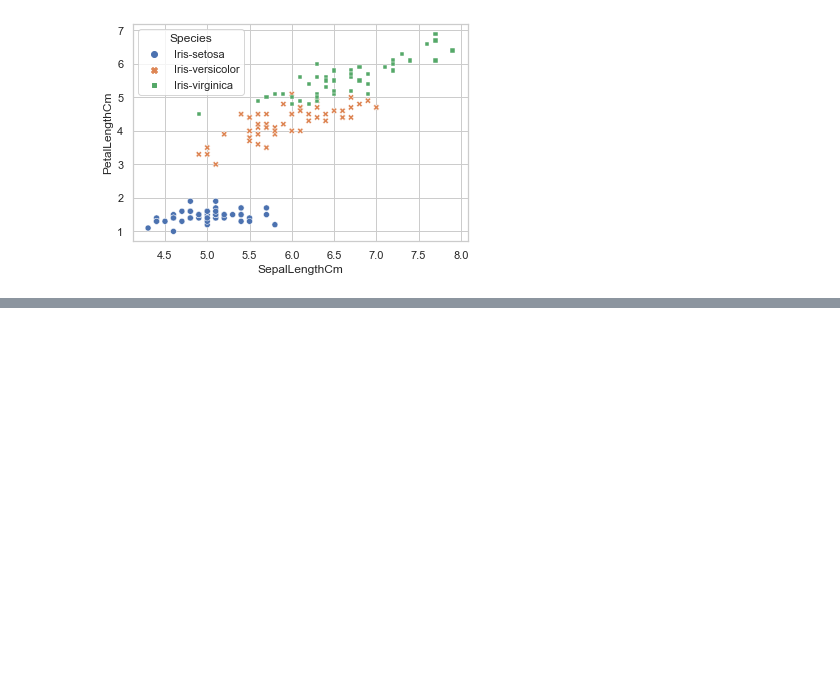
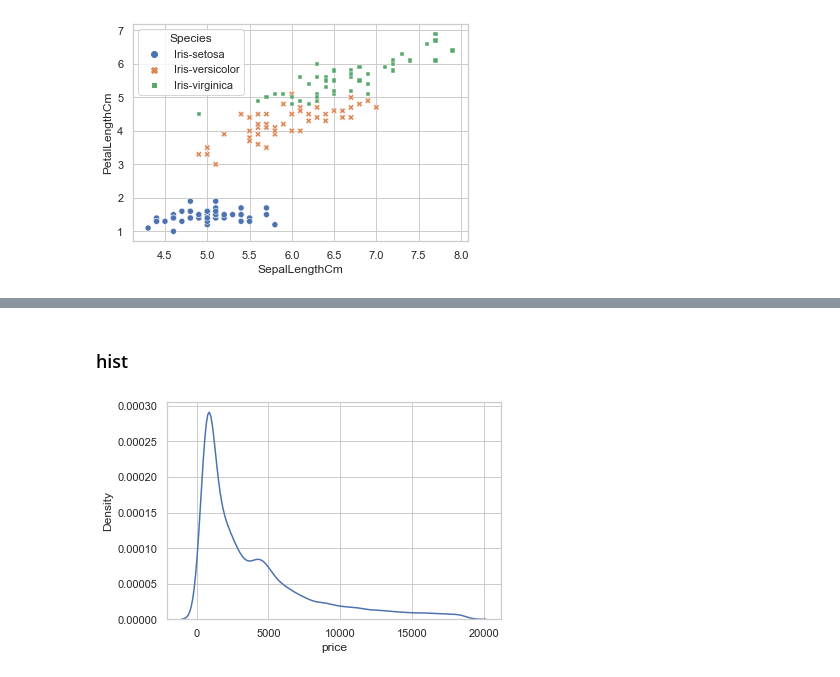
Before and after one commit to imamahasane/SeaBorn_Practices, a Jupyter notebook: SeabornPractices.ipynb, the cells around one changed output, grey strips where cells are left out. Saved outputs shown, nothing was run; the diff lists cells and outputs as text; code cells hidden in the pictures; blank space fills up the shorter version.

```diff
--- a/SeabornPractices.ipynb
+++ b/SeabornPractices.ipynb
@@ -143,0 +177,7 @@ plt.show()
+# %% [markdown]
+### hist
+# %%
+sns.distplot(d['price'], hist = False)
+plt.show()
+# %% [output]
+[figure, added]
```
Also changed, not shown: parts of 12 cells of this notebook, 1 other file.
